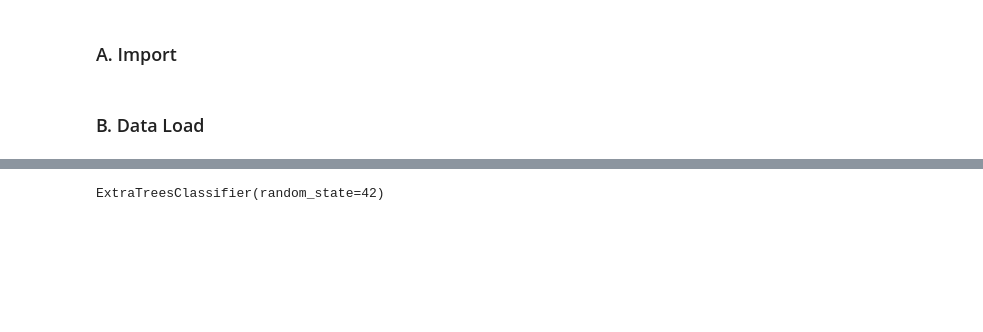
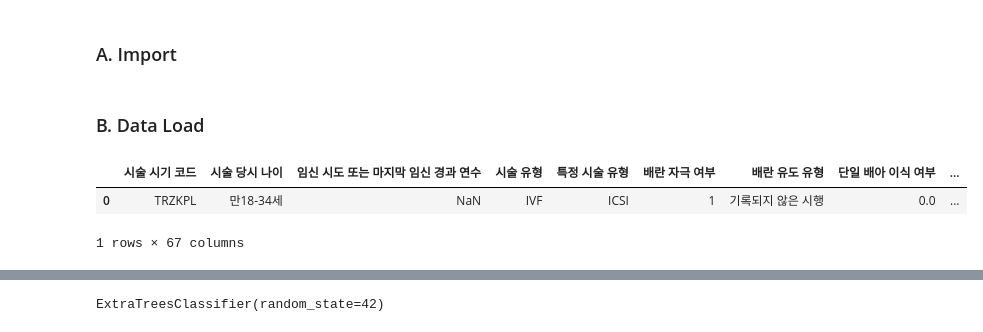
Before and after one commit to kjungwoo03/25_Winter_LG_Aimers, a Jupyter notebook: src/baseline.ipynb, the cells around one changed output, grey strips where cells are left out. Drawn from its saved outputs; the diff is of its cells as text; code cells hidden in the pictures; blank space fills up the shorter version.

```diff
--- a/src/baseline.ipynb
+++ b/src/baseline.ipynb
@@ -36 +18,7 @@ print(y.dtype)
+# %%
+X.head(1)
+# %% [output]
+|  | 시술 시기 코드 | 시술 당시 나이 | 임신 시도 또는 마지막 임신 경과 연수 | 시술 유형 | 특정 시술 유형 | 배란 자극 여부 | 배란 유도 유형 | 단일 배아 이식 여부 | ... |
+| 0 | TRZKPL | 만18-34세 | NaN | IVF | ICSI | 1 | 기록되지 않은 시행 | 0.0 | ... |
+1 rows × 67 columns
 # %% [markdown]
```
Also changed, not shown: parts of 9 cells of this notebook, 2 other files.
